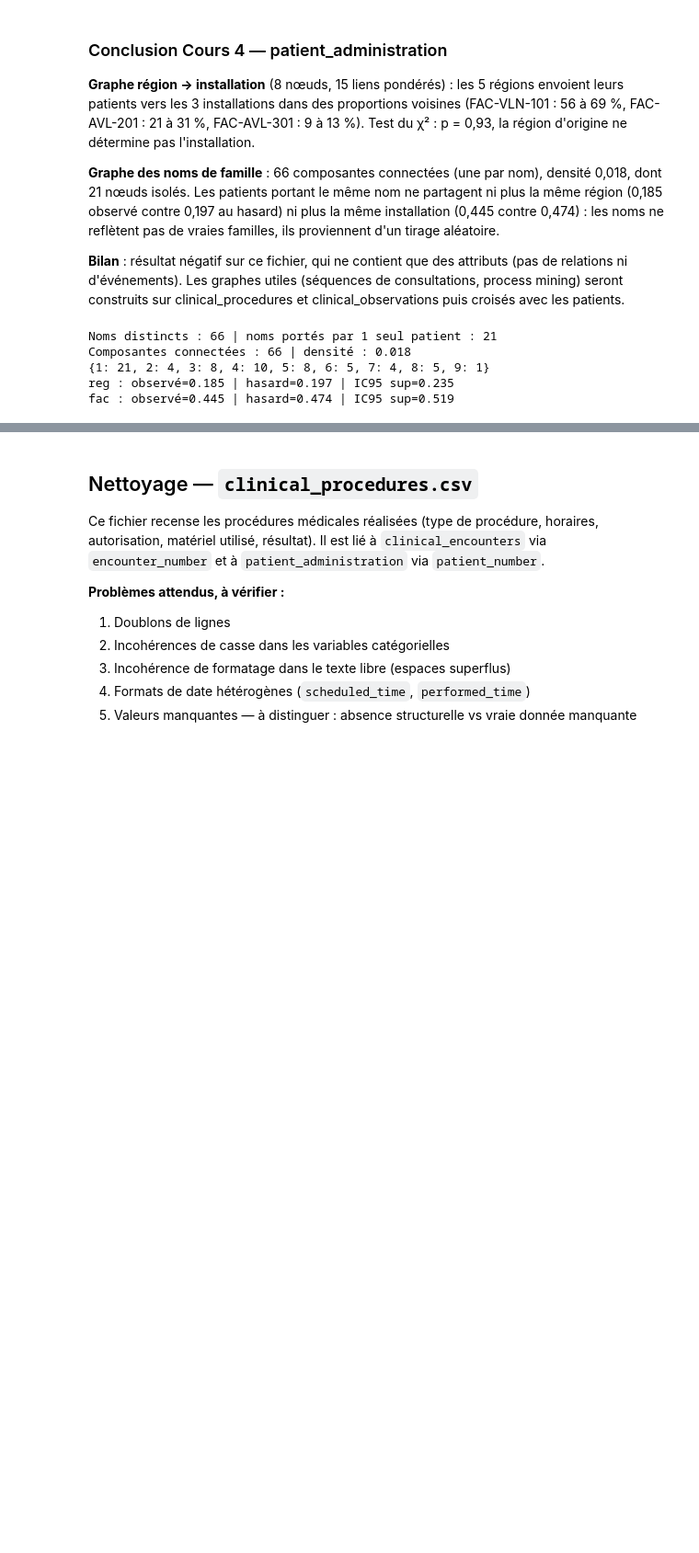
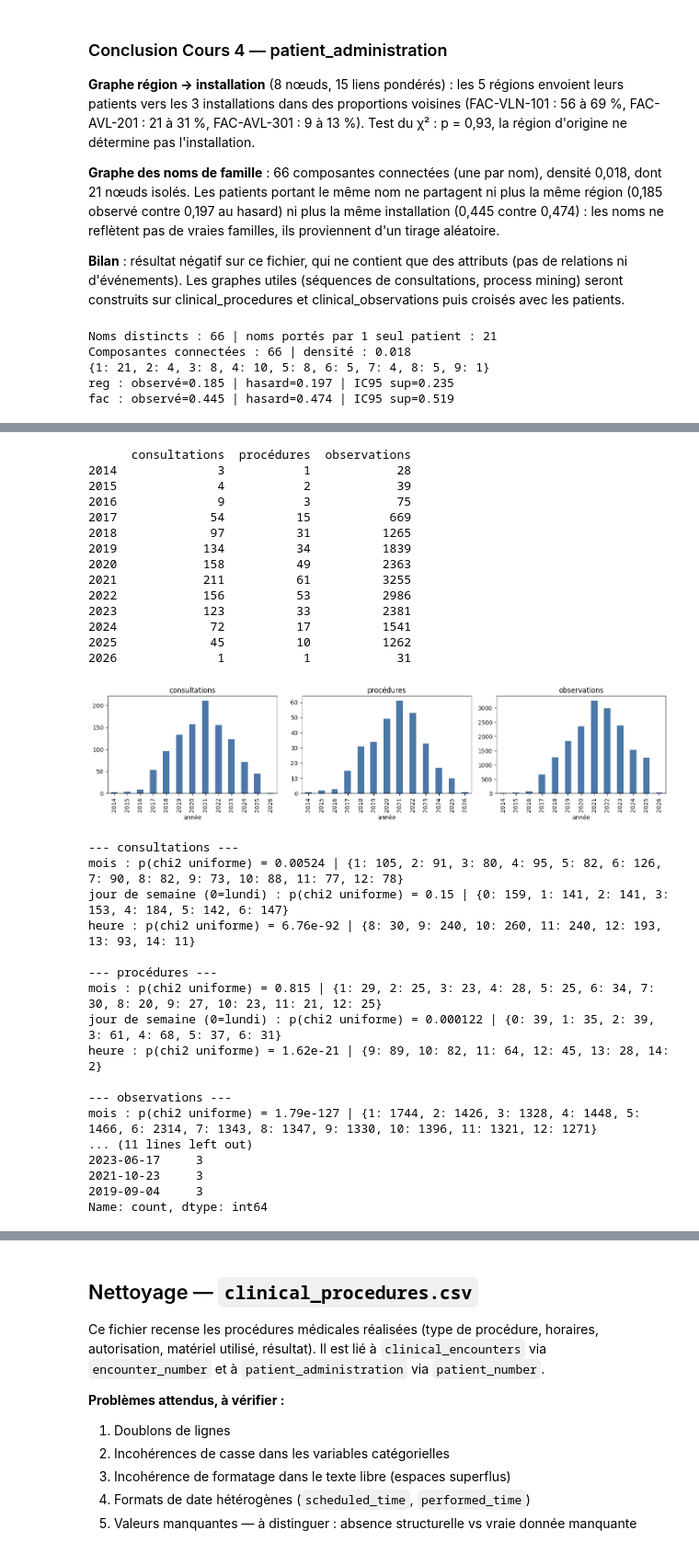
Before and after one commit to Sheik-info/20262027-UE-DataMining-Project, a Jupyter notebook: health.ipynb, the cells around one changed output, grey strips where cells are left out. Shown at 92% size. Drawn from its saved outputs; the diff is of its cells as text; code cells hidden in the pictures; blank space fills up the shorter version.

Commit message:
Cours 5 sur les fichiers Health : tendance, cycles, trajectoires BIOAGE

```diff
--- a/health.ipynb
+++ b/health.ipynb
@@ -723,0 +731,62 @@ fac : observé=0.445 | hasard=0.474 | IC95 sup=0.519
+# %%
+from scipy.stats import chisquare
+
+enc['t'] = pd.to_datetime(enc['encounter_start'], format='mixed')
+series = {'consultations': enc['t'], 'procédures': cp['performed_time'], 'observations': obs['observation_time']}
+
+# 1) Tendance : nombre d'événements par année
+annuel = pd.DataFrame({k: v.dt.year.value_counts().sort_index() for k, v in series.items()}).fillna(0).astype(int)
+print(annuel)
+fig, ax = plt.subplots(1, 3, figsize=(14, 3.5))
+for a, (k, v) in zip(ax, series.items()):
+    v.dt.year.value_counts().sort_index().plot(kind='bar', ax=a, color='#4c78a8'); a.set_title(k); a.set_xlabel('année')
+plt.tight_layout(); plt.show()
+
+# 2) Saisonnalité : mois, jour de la semaine, heure (test du chi2 d'uniformité)
+for nom, v in series.items():
+    print(f"\n--- {nom} ---")
+    for lab, s in [('mois', v.dt.month), ('jour de semaine (0=lundi)', v.dt.dayofweek), ('heure', v.dt.hour)]:
+        c = s.value_counts().sort_index()
+        print(f"{lab} : p(chi2 uniforme) = {chisquare(c)[1]:.3g} | {c.to_dict()}")
+
+# 3) Jours atypiques : nombre de consultations par jour
+par_jour = enc['t'].dt.date.value_counts()
+print("\nRépartition du nombre de consultations par jour (nb_par_jour : nb_de_jours) :")
+print(par_jour.value_counts().sort_index().to_dict())
+print("Médiane =", par_jour.median(), "| MAD =", (par_jour - par_jour.median()).abs().median(),
+      "(MAD = 0 : le Z-score modifié est inutilisable ici)")
+print("\nJours les plus chargés :")
+print(par_jour.head(5))
+# %% [output]
+      consultations  procédures  observations
+2014              3           1            28
+2015              4           2            39
+2016              9           3            75
+2017             54          15           669
+2018             97          31          1265
+2019            134          34          1839
+2020            158          49          2363
+2021            211          61          3255
+2022            156          53          2986
+2023            123          33          2381
+2024             72          17          1541
+2025             45          10          1262
+2026              1           1            31
+[figure, added]
+--- consultations ---
+mois : p(chi2 uniforme) = 0.00524 | {1: 105, 2: 91, 3: 80, 4: 95, 5: 82, 6: 126, 7: 90, 8: 82, 9: 73, 10: 88, 11: 77, 12: 78}
+jour de semaine (0=lundi) : p(chi2 uniforme) = 0.15 | {0: 159, 1: 141, 2: 141, 3: 153, 4: 184, 5: 142, 6: 147}
+heure : p(chi2 uniforme) = 6.76e-92 | {8: 30, 9: 240, 10: 260, 11: 240, 12: 193, 13: 93, 14: 11}
+
+--- procédures ---
+mois : p(chi2 uniforme) = 0.815 | {1: 29, 2: 25, 3: 23, 4: 28, 5: 25, 6: 34, 7: 30, 8: 20, 9: 27, 10: 23, 11: 21, 12: 25}
+jour de semaine (0=lundi) : p(chi2 uniforme) = 0.000122 | {0: 39, 1: 35, 2: 39, 3: 61, 4: 68, 5: 37, 6: 31}
+heure : p(chi2 uniforme) = 1.62e-21 | {9: 89, 10: 82, 11: 64, 12: 45, 13: 28, 14: 2}
+
+--- observations ---
+mois : p(chi2 uniforme) = 1.79e-127 | {1: 1744, 2: 1426, 3: 1328, 4: 1448, 5: 1466, 6: 2314, 7: 1343, 8: 1347, 9: 1330, 10: 1396, 11: 1321, 12: 1271}
+... (11 lines left out)
+2023-06-17     3
+2021-10-23     3
+2019-09-04     3
+Name: count, dtype: int64
```
Also changed, not shown: parts of 8 cells of this notebook.
